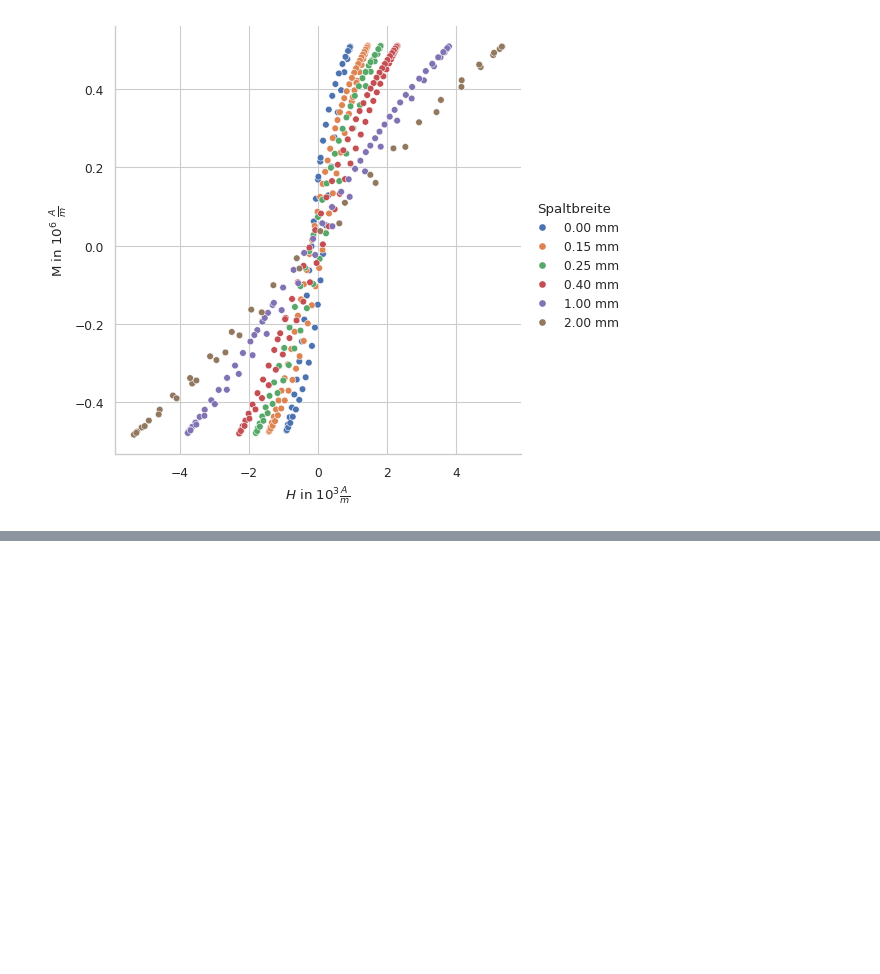
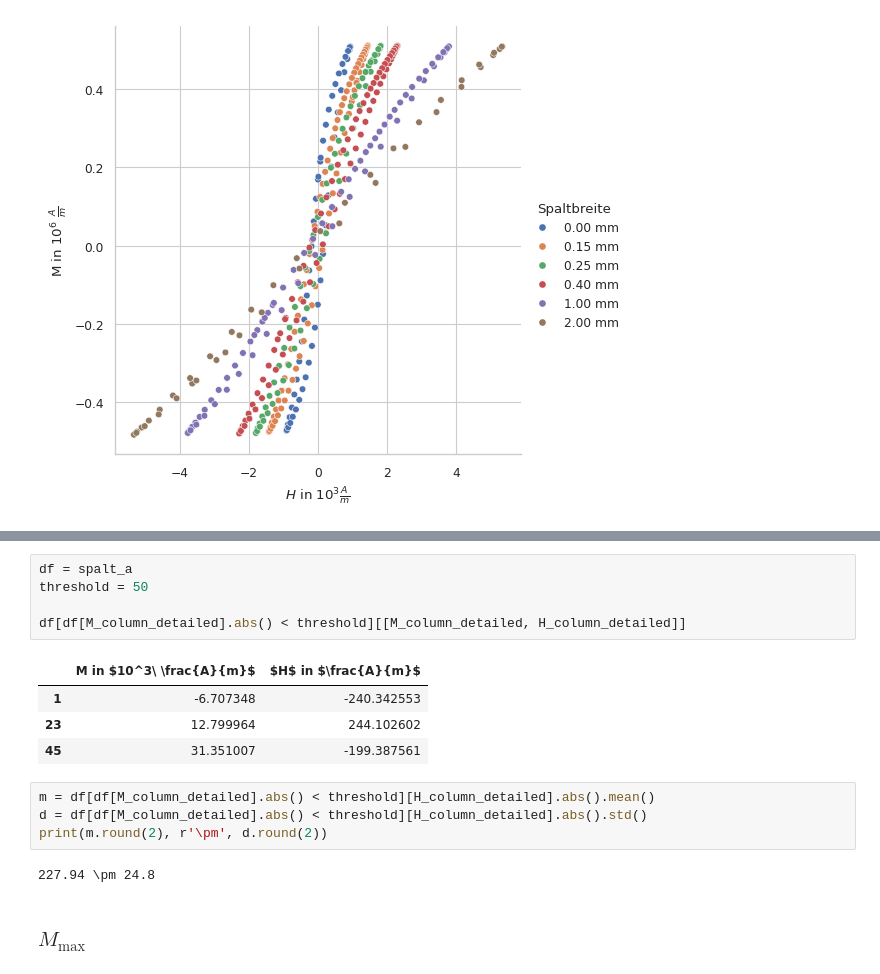
Before and after one commit to ofilla/physik-praktikum-b, a Jupyter notebook: B2.4/data/Auswertung.ipynb, the cells around one changed output, grey strips where cells are left out. Drawn from its saved outputs; the diff is of its cells as text; blank space fills up the shorter version.

```diff
--- a/B2.4/data/Auswertung.ipynb
+++ b/B2.4/data/Auswertung.ipynb
@@ -318,0 +365,18 @@ plot(pd.concat([heizbar_a, spalt_a]), hue_column='Ringkern', filename='../../med
+# %%
+df = spalt_a
+threshold = 50
+
+df[df[M_column_detailed].abs() < threshold][[M_column_detailed, H_column_detailed]]
+# %% [output]
+|  | M in $10^3\ \frac{A}{m}$ | $H$ in $\frac{A}{m}$ |
+| 1 | -6.707348 | -240.342553 |
+| 23 | 12.799964 | 244.102602 |
+| 45 | 31.351007 | -199.387561 |
+# %%
+m = df[df[M_column_detailed].abs() < threshold][H_column_detailed].abs().mean()
+d = df[df[M_column_detailed].abs() < threshold][H_column_detailed].abs().std()
+print(m.round(2), r'\pm', d.round(2))
+# %% [output]
+227.94 \pm 24.8
+# %% [markdown]
+### $M_\mathrm{max}$
```
Also changed, not shown: parts of 12 cells of this notebook, 16 other files.
